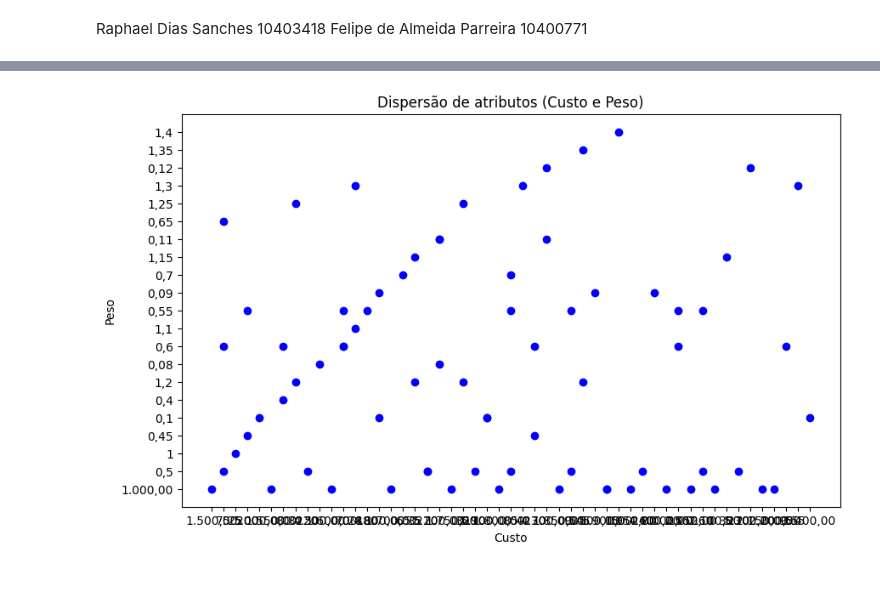
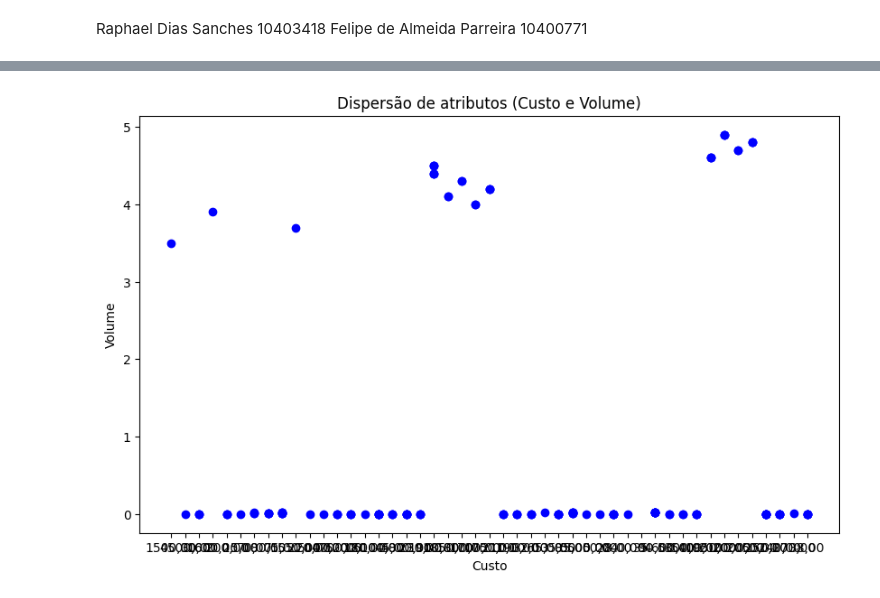
Before and after one commit to sanchesprogramer/Ciencia-de-dados, a Jupyter notebook: Gráfico de dispersão.ipynb, the cells around one changed output, grey strips where cells are left out. Drawn from its saved outputs; the diff is of its cells as text; code cells hidden in the pictures.

```diff
--- a/Gráfico de dispersão.ipynb
+++ b/Gráfico de dispersão.ipynb
@@ -20,7 +20,7 @@ from sklearn import datasets
 from matplotlib import pyplot as plt
 import numpy as np
 
-curva_abc = pd.read_csv(r'https://raw.githubusercontent.com/sanchesprogramer/Ciencia_de_dados/main/trab2.csv?token=GHSAT0AAAAAACXRO62MAFE3OQOGXM3XAUEIZXHSY4Q', encoding='utf-8', sep=';')
-curva_abc = curva_abc [['Curva','Tipo_De_Material','Setor_Industrial','Unidade_Volume','Custo (R$)','Peso (kg)']]
+curva_abc = pd.read_csv('https://raw.githubusercontent.com/sanchesprogramer/Ciencia-de-dados/main/trab10.csv', encoding='UTF-8', sep=';')
+curva_abc = curva_abc [['Curva','Tipo_De_Material','Setor_Industrial','Unidade_Volume','Custo (R$)','Volume (m³)']]
 display(curva_abc)
 # %% [output]
@@ -59,12 +59,12 @@ Installing collected packages: dtreeviz
 Successfully installed dtreeviz-2.2.2
 # %%
 custo = curva_abc['Custo (R$)']
-peso = curva_abc['Peso (kg)']
+Volume = curva_abc['Volume (m³)']
 plt.figure(figsize=(10, 6))
-plt.scatter(custo, peso, color='blue', label='Custo')
-plt.title("Dispersão de atributos (Custo e Peso)")
+plt.scatter(custo, Volume, color='blue', label='Custo')
+plt.title("Dispersão de atributos (Custo e Volume)")
 plt.xlabel("Custo")
-plt.ylabel("Peso")
+plt.ylabel("Volume")
 plt.show()
 # %% [output]
-[figure, old version]
+[figure, new version]
```
Also changed, not shown: parts of 2 cells of this notebook.
